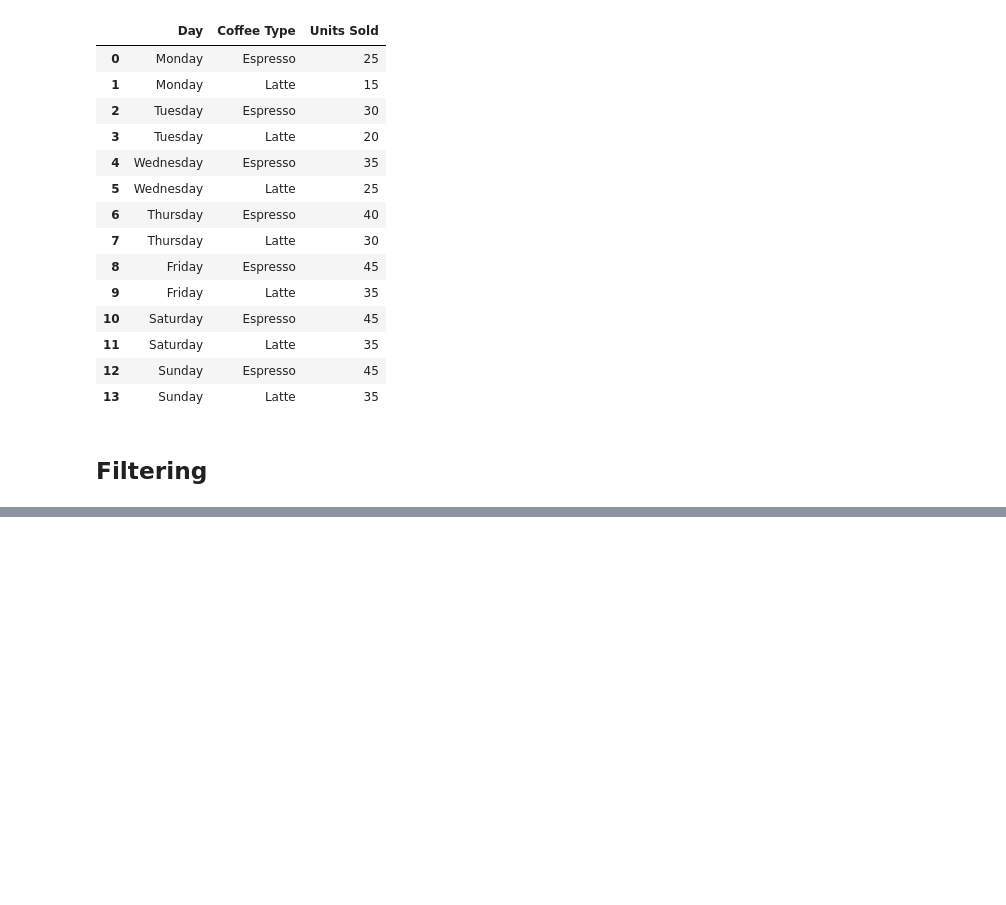
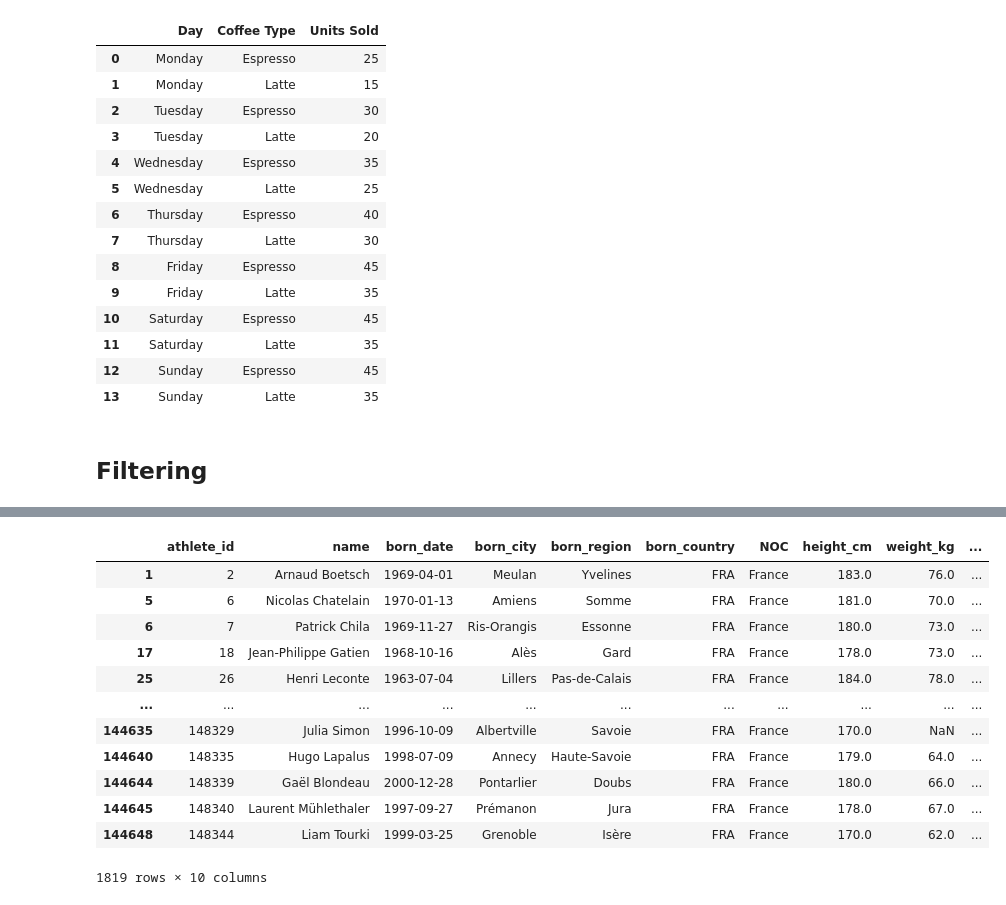
Before and after one commit to Leonardocordoni/pandas-practice, a Jupyter notebook: leo_practice.ipynb, the cells around one changed output, grey strips where cells are left out. Cells and saved outputs as stored; diff of their text form; code cells hidden in the pictures; blank space fills up the shorter version.

```diff
--- a/leo_practice.ipynb
+++ b/leo_practice.ipynb
@@ -123,0 +140,20 @@ bios.head()
+# %%
+bios.loc[
+    (bios['born_country'] == 'FRA') &
+    (bios['height_cm'].between(170, 190)) &
+    (bios['died_date'].isnull())
+]
+# %% [output]
+|  | athlete_id | name | born_date | born_city | born_region | born_country | NOC | height_cm | weight_kg | ... |
+| 1 | 2 | Arnaud Boetsch | 1969-04-01 | Meulan | Yvelines | FRA | France | 183.0 | 76.0 | ... |
+| 5 | 6 | Nicolas Chatelain | 1970-01-13 | Amiens | Somme | FRA | France | 181.0 | 70.0 | ... |
+| 6 | 7 | Patrick Chila | 1969-11-27 | Ris-Orangis | Essonne | FRA | France | 180.0 | 73.0 | ... |
+| 17 | 18 | Jean-Philippe Gatien | 1968-10-16 | Alès | Gard | FRA | France | 178.0 | 73.0 | ... |
+| 25 | 26 | Henri Leconte | 1963-07-04 | Lillers | Pas-de-Calais | FRA | France | 184.0 | 78.0 | ... |
+| ... | ... | ... | ... | ... | ... | ... | ... | ... | ... | ... |
+| 144635 | 148329 | Julia Simon | 1996-10-09 | Albertville | Savoie | FRA | France | 170.0 | NaN | ... |
+| 144640 | 148335 | Hugo Lapalus | 1998-07-09 | Annecy | Haute-Savoie | FRA | France | 179.0 | 64.0 | ... |
+| 144644 | 148339 | Gaël Blondeau | 2000-12-28 | Pontarlier | Doubs | FRA | France | 180.0 | 66.0 | ... |
+| 144645 | 148340 | Laurent Mühlethaler | 1997-09-27 | Prémanon | Jura | FRA | France | 178.0 | 67.0 | ... |
+| 144648 | 148344 | Liam Tourki | 1999-03-25 | Grenoble | Isère | FRA | France | 170.0 | 62.0 | ... |
+1819 rows × 10 columns
```
Also changed, not shown: parts of 10 cells of this notebook, 2 other files.
